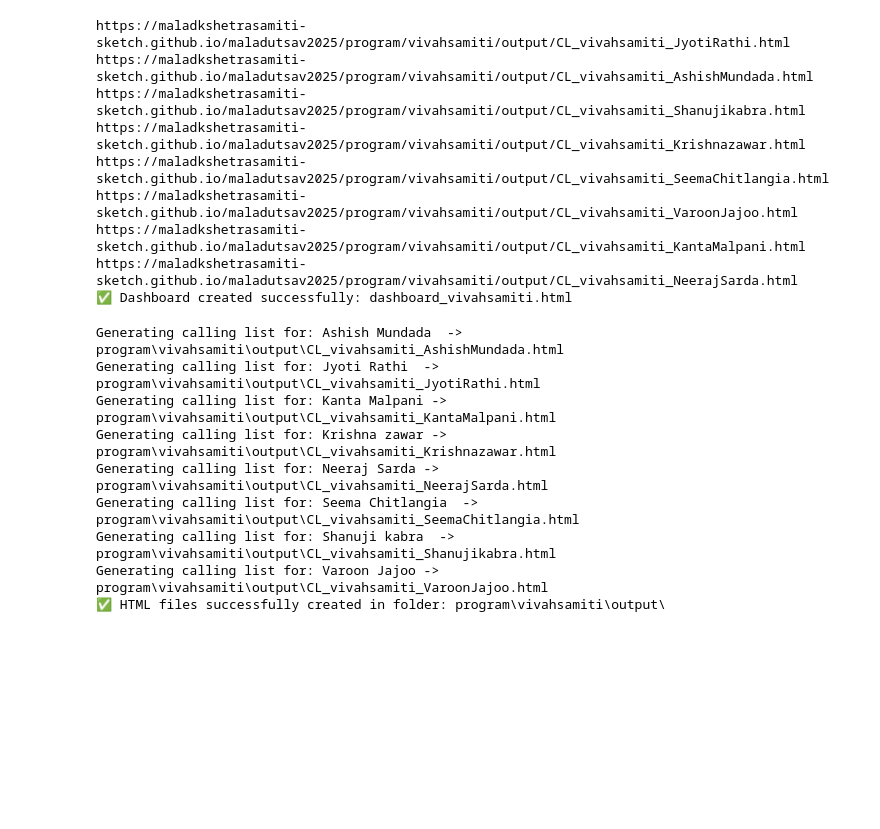
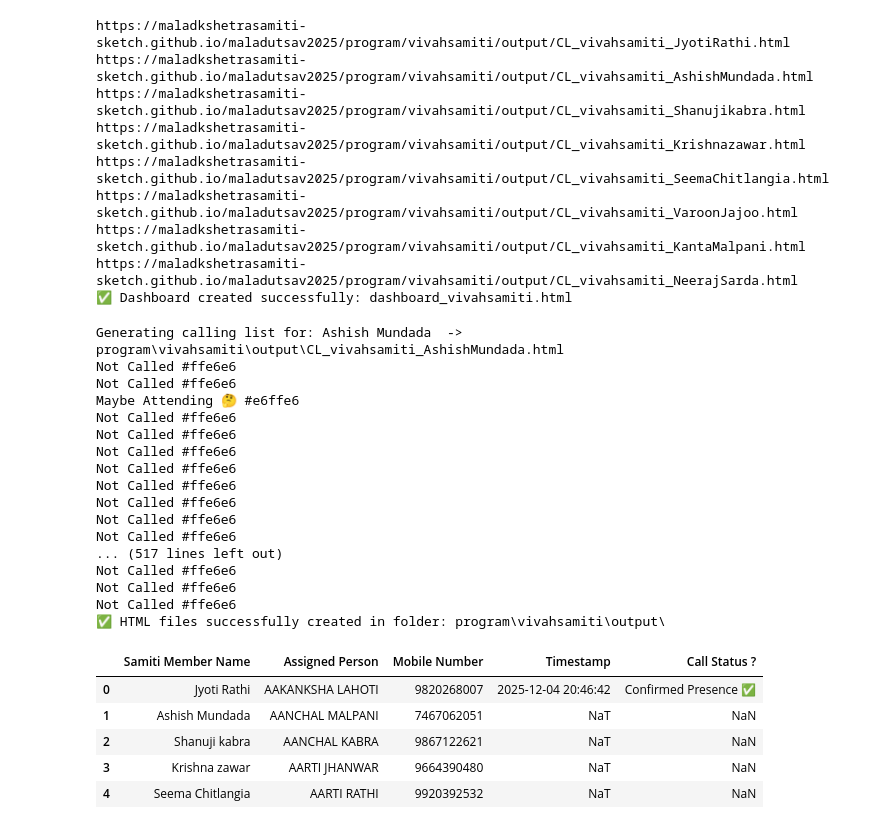
Before and after one commit to maladkshetrasamiti-sketch/maladutsav2025, a Jupyter notebook: callingListNew.ipynb, the cells around one changed output. Saved outputs shown, nothing was run; the diff lists cells and outputs as text; code cells hidden in the pictures; blank space fills up the shorter version.

Commit message:
Vivah Samiti

```diff
--- a/callingListNew.ipynb
+++ b/callingListNew.ipynb
@@ -382,9 +382,14 @@ for samiti_member_name, group in df.groupby("Samiti Member Name"):
     i = 1
     for _, row in group_sorted.iterrows():
         assigned_person = row["Assigned Person"]
-        call_status = row.get("Call Status", "Not Called")
-        as_of = row.get("Timestamp")
-        row_color = "lightred" if call_status == "Not Called" else "lightgreen"
+        call_status = row["Call Status ?"]
+        if pd.isna(call_status):
+            call_status = "Not Called"
+        as_of = row["Timestamp"]
+        row_color = "#ffe6e6" if call_status.lower() == "not called" else "#e8ffe8"
+        row_color = "#ffe6e6" if call_status.lower() == "not called" else "#e6ffe6"
+
+        print(call_status, row_color)
 
         # Custom WhatsApp message
 
@@ -464,14 +469,31 @@ for samiti_member_name, group in df.groupby("Samiti Member Name"):
 print(f"✅ HTML files successfully created in folder: {output_folder}")
 # %% [output]
 Generating calling list for: Ashish Mundada  -> program\vivahsamiti\output\CL_vivahsamiti_AshishMundada.html
-Generating calling list for: Jyoti Rathi  -> program\vivahsamiti\output\CL_vivahsamiti_JyotiRathi.html
-Generating calling list for: Kanta Malpani -> program\vivahsamiti\output\CL_vivahsamiti_KantaMalpani.html
-Generating calling list for: Krishna zawar -> program\vivahsamiti\output\CL_vivahsamiti_Krishnazawar.html
-Generating calling list for: Neeraj Sarda -> program\vivahsamiti\output\CL_vivahsamiti_NeerajSarda.html
-Generating calling list for: Seema Chitlangia  -> program\vivahsamiti\output\CL_vivahsamiti_SeemaChitlangia.html
-Generating calling list for: Shanuji kabra  -> program\vivahsamiti\output\CL_vivahsamiti_Shanujikabra.html
-Generating calling list for: Varoon Jajoo -> program\vivahsamiti\output\CL_vivahsamiti_VaroonJajoo.html
+Not Called #ffe6e6
+Not Called #ffe6e6
+Maybe Attending 🤔 #e6ffe6
+Not Called #ffe6e6
+Not Called #ffe6e6
+Not Called #ffe6e6
+Not Called #ffe6e6
+Not Called #ffe6e6
+Not Called #ffe6e6
+Not Called #ffe6e6
+Not Called #ffe6e6
+... (517 lines left out)
+Not Called #ffe6e6
+Not Called #ffe6e6
+Not Called #ffe6e6
 ✅ HTML files successfully created in folder: program\vivahsamiti\output\
+# %%
+df.head()
+# %% [output]
+|  | Samiti Member Name | Assigned Person | Mobile Number | Timestamp | Call Status ? |
+| 0 | Jyoti Rathi | AAKANKSHA LAHOTI | 9820268007 | 2025-12-04 20:46:42 | Confirmed Presence ✅ |
+| 1 | Ashish Mundada | AANCHAL MALPANI | 7467062051 | NaT | NaN |
+| 2 | Shanuji kabra | AANCHAL KABRA | 9867122621 | NaT | NaN |
+| 3 | Krishna zawar | AARTI JHANWAR | 9664390480 | NaT | NaN |
+| 4 | Seema Chitlangia | AARTI RATHI | 9920392532 | NaT | NaN |
 # %%
 # import pandas as pd
 # import os
```
Also changed, not shown: parts of 1 cell of this notebook, 9 other files.
